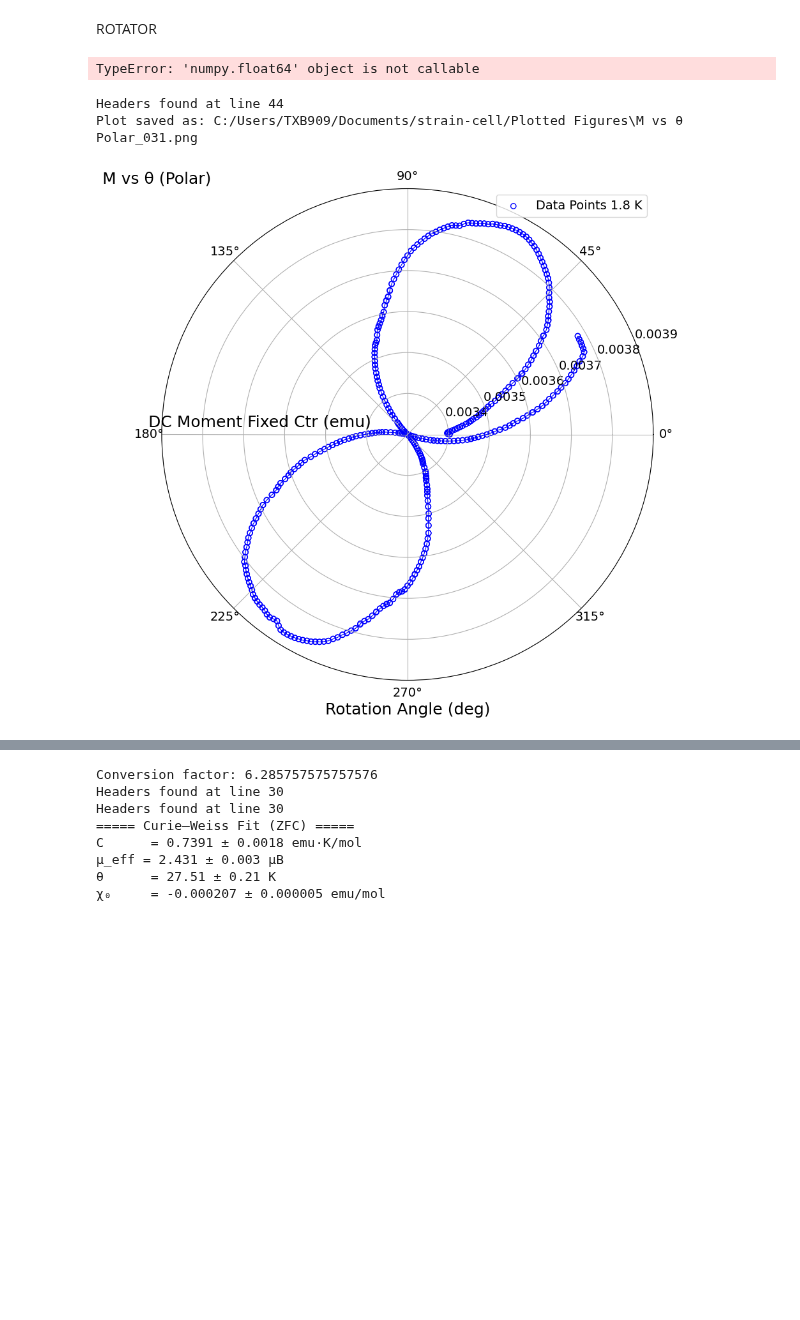
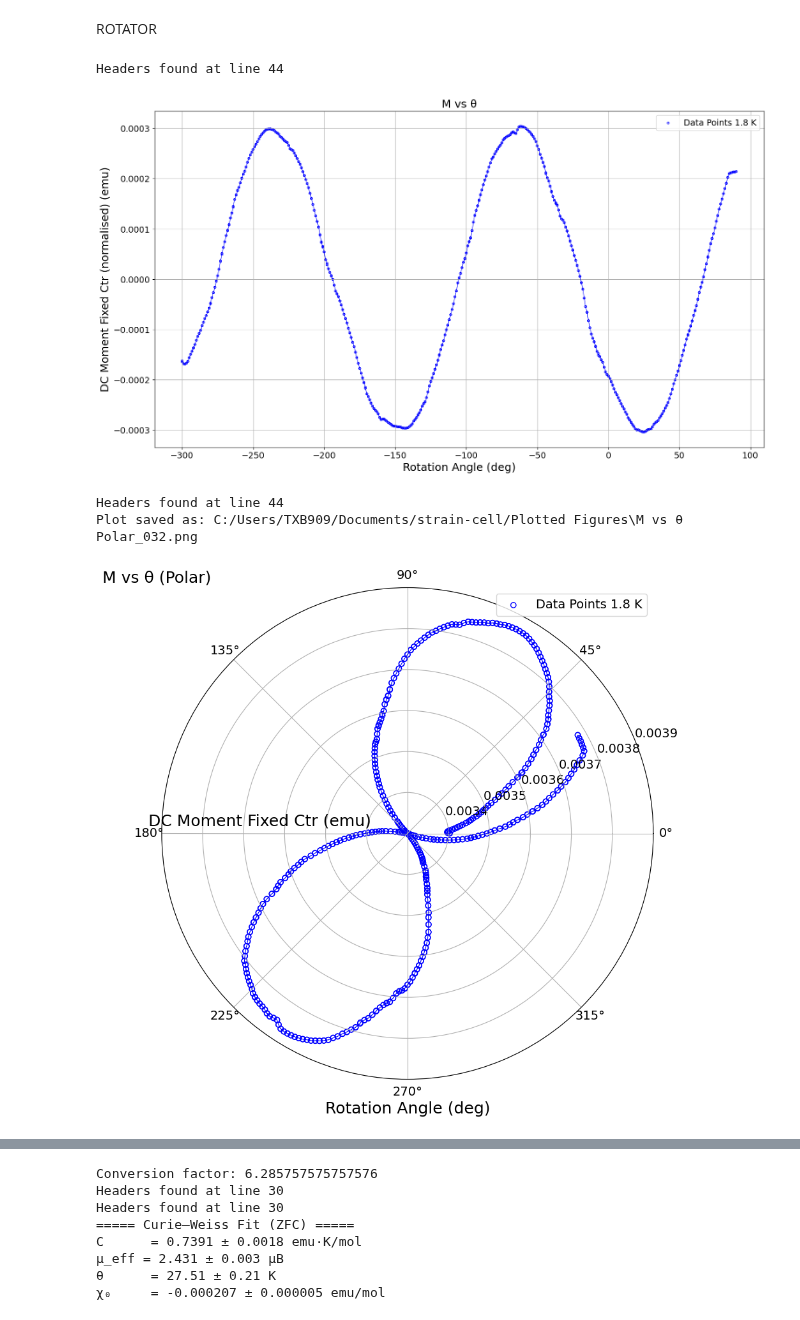
Before and after one commit to Brogan8813/strain-cell, a Jupyter notebook: PPMS_Data_and_Plotting/Plotting/PPMS Plotting.ipynb, the cells around one changed output, grey strips where cells are left out. Drawn from its saved outputs; the diff is of its cells as text; code cells hidden in the pictures; blank space fills up the shorter version.

```diff
--- a/PPMS_Data_and_Plotting/Plotting/PPMS Plotting.ipynb
+++ b/PPMS_Data_and_Plotting/Plotting/PPMS Plotting.ipynb
@@ -281,7 +282,7 @@ def ang_offset(x, offset=300):
     return (x+offset)
 
 def vert_off(y, offset = 0.003):
-    return(y+offset)
+    return(y+(offset))
 
 #filepath = "C:/Users/thoma/Documents/Physics_Work/Python Scripts/strain-cell/PPMS_Data_and_Plotting/Data/RuCl3/Data/Magnetisation/Rotator/"
 #file = "27-01-2025_RUCL3_TB001_0.1T_00002.dat"
@@ -301,10 +302,10 @@ df_raw_data = pandas.read_csv(FILEANDPATH1, sep=",", skiprows= index_of_headers,
 x = df_raw_data.loc[:,'Rotation Angle (deg)']
 x= ang_offset(x,0)
 y = df_raw_data.loc[:,'DC Moment Fixed Ctr (emu)']
-range = (y.max()-y.min())
-print(range)
-offset = (range)
-print(offset)
+midrange = (y.max()-y.min())/2
+#print(midrange)
+offset = -(midrange+y.min())
+zero_degree_intercept = -midrange/2
 
 y = vert_off(y, offset)
 #sorted_df = df_raw_data.sort_values(by='Rotation Angle (deg)')
@@ -319,39 +320,44 @@ fig = figure(figsize=(18,10))
 plt.scatter(x, y, s=10,
             #c='r',
                 facecolors='none', edgecolors= 'b', label = 'Data Points 1.8 K')
 plt.plot(x, y, c='b', linewidth=0.8)
 
 
 #second plot
 df_raw_data = pandas.read_csv(FILEANDPATH2, sep=",", skiprows= index_of_headers, encoding='unicode_escape')
 df_raw_data['DC Moment Fixed Ctr (emu)'] = df_raw_data['DC Moment Fixed Ctr (emu)'].apply(vert_off)
 
 
 x = df_raw_data.loc[:,'Rotation Angle (deg)']
 x= ang_offset(x,0)
 y = df_raw_data.loc[:,'DC Moment Fixed Ctr (emu)']
 
 
-plt.scatter(x, y, s=10,
+#plt.scatter(x, y, s=10,
             #c='r',
-                facecolors='none', edgecolors= 'r', label = 'Data Points 180 K')
-plt.plot(x, y, c='r', linewidth=0.8)
+                #facecolors='none', edgecolors= 'r', label = 'Data Points 180 K')
+#plt.plot(x, y, c='r', linewidth=0.8)
 #plt.xlim(10,355)
+
+#0 degrees starting line from theroy
+#plt.axhline(y=zero_degree_intercept, color='r', linestyle='-')
+
 Title = 'M vs θ'
 plt.title(Title)
 plt.xlabel('Rotation Angle (deg)')
-plt.ylabel('DC Moment Fixed Ctr (emu)')
+plt.ylabel('DC Moment Fixed Ctr (normalised) (emu)')
 #plt.xlim(0,360)
 plt.grid('both')
 plt.legend()
-save_next_plot("C:/Users/TXB909/Documents/strain-cell/Plotted Figures", prefix=Title)
+#save_next_plot("C:/Users/TXB909/Documents/strain-cell/Plotted Figures", prefix=Title)
 #must save plot before plt.show() to ensure it saves the current figure
 
 plt.show()
 
 #plot_data(df_raw_data, 'Rotation Angle (deg)', 'DC Moment Fixed Ctr (emu)', 'M vs θ')
 # %% [output]
-TypeError: 'numpy.float64' object is not callable
+Headers found at line 44
+[figure, added]
 # %%
 '''ROTATOR'''
 filepath = "C:/Users/TXB909/Documents/strain-cell/PPMS_Data_and_Plotting/Data/RuCl3/Data/Magnetisation/Rotator/"
@@ -443,7 +449,7 @@ save_next_plot("C:/Users/TXB909/Documents/strain-cell/Plotted Figures", prefix='
 plt.show()
 # %% [output]
 Headers found at line 44
-Plot saved as: C:/Users/TXB909/Documents/strain-cell/Plotted Figures\M vs θ Polar_031.png
+Plot saved as: C:/Users/TXB909/Documents/strain-cell/Plotted Figures\M vs θ Polar_032.png
 [figure]
 # %%
 #SUSCEPTIBILITY OF RUCL3
```
Also changed, not shown: parts of 5 cells of this notebook, 12 other files.
